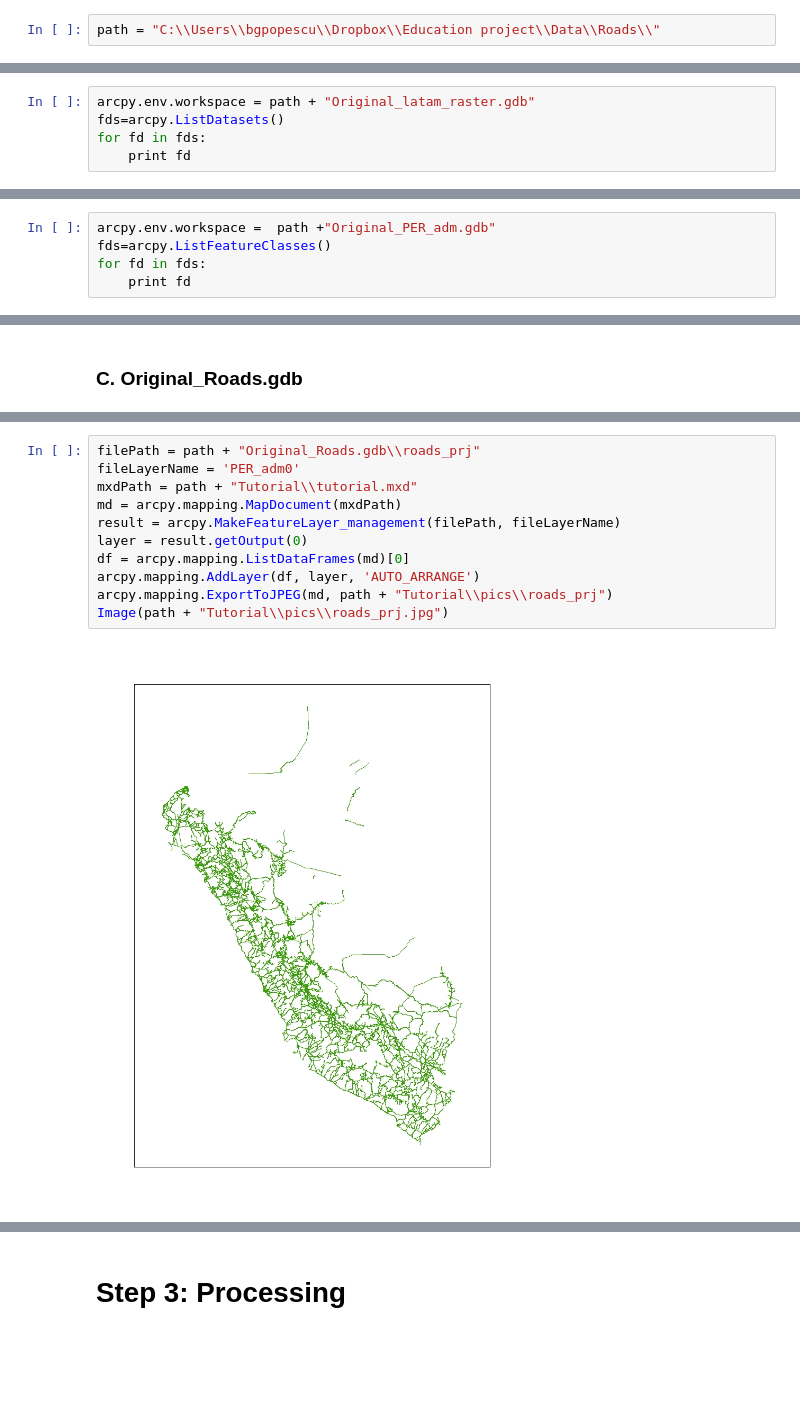
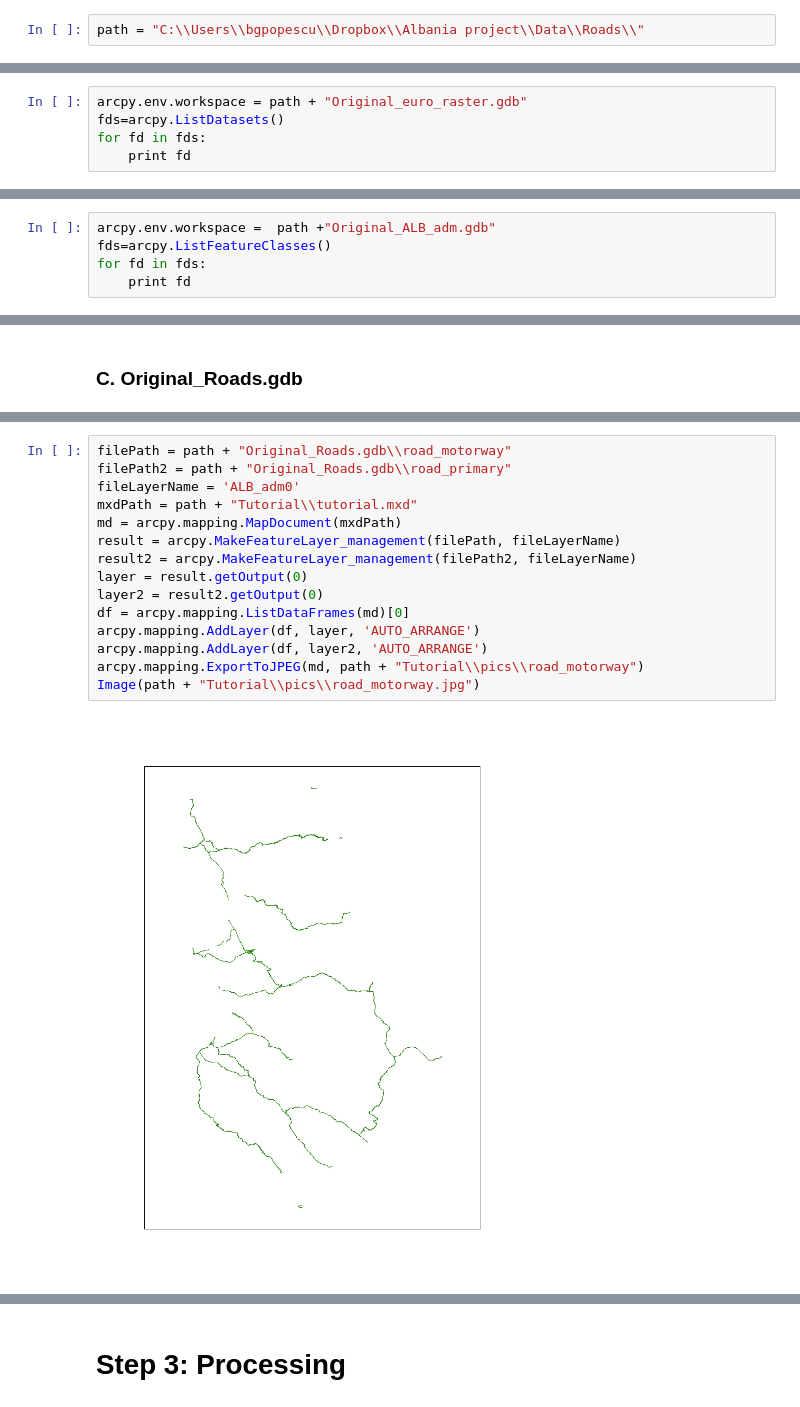
Before and after one commit to bgpopescu/line-density, a Jupyter notebook: roads.ipynb, the cells around one changed output, grey strips where cells are left out. Cells and saved outputs as stored; diff of their text form; blank space fills up the shorter version.

```diff
--- a/roads.ipynb
+++ b/roads.ipynb
@@ -9,5 +9,5 @@ In this tutorial, we will be looking at density of roads by district in Peru. Ca
 # %%
-path = "C:\\Users\\bgpopescu\\Dropbox\\Education project\\Data\\Roads\\"
+path = "C:\\Users\\bgpopescu\\Dropbox\\Albania project\\Data\\Roads\\"
 # %% [markdown]
 The basic files that we will work with are the following:
 
@@ -55,5 +54,5 @@ These geodatabases are:
 # %%
-arcpy.env.workspace = path + "Original_latam_raster.gdb"
+arcpy.env.workspace = path + "Original_euro_raster.gdb"
 fds=arcpy.ListDatasets()
 for fd in fds:
     print fd
@@ -80,5 +79,5 @@ Image(path + "Tutorial\\pics\\latam_raster.jpg")
 # %%
-arcpy.env.workspace =  path +"Original_PER_adm.gdb"
+arcpy.env.workspace =  path +"Original_ALB_adm.gdb"
 fds=arcpy.ListFeatureClasses()
 for fd in fds:
     print fd
@@ -127,13 +143,17 @@ roads_prj
 # %%
-filePath = path + "Original_Roads.gdb\\roads_prj"
-fileLayerName = 'PER_adm0'
+filePath = path + "Original_Roads.gdb\\road_motorway"
+filePath2 = path + "Original_Roads.gdb\\road_primary"
+fileLayerName = 'ALB_adm0'
 mxdPath = path + "Tutorial\\tutorial.mxd"
 md = arcpy.mapping.MapDocument(mxdPath)
 result = arcpy.MakeFeatureLayer_management(filePath, fileLayerName)
+result2 = arcpy.MakeFeatureLayer_management(filePath2, fileLayerName)
 layer = result.getOutput(0)
+layer2 = result2.getOutput(0)
 df = arcpy.mapping.ListDataFrames(md)[0]
 arcpy.mapping.AddLayer(df, layer, 'AUTO_ARRANGE')
-arcpy.mapping.ExportToJPEG(md, path + "Tutorial\\pics\\roads_prj")
-Image(path + "Tutorial\\pics\\roads_prj.jpg")
+arcpy.mapping.AddLayer(df, layer2, 'AUTO_ARRANGE')
+arcpy.mapping.ExportToJPEG(md, path + "Tutorial\\pics\\road_motorway")
+Image(path + "Tutorial\\pics\\road_motorway.jpg")
 # %% [output]
-[figure, old version]
+[figure, new version]
```
Also changed, not shown: parts of 93 cells of this notebook.
